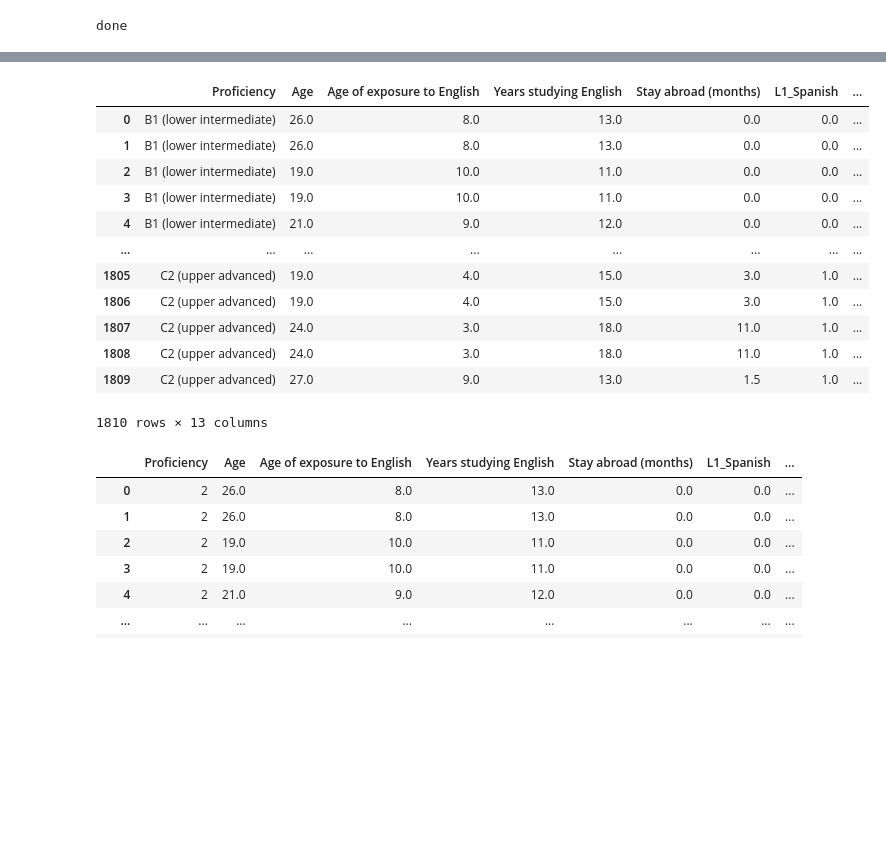
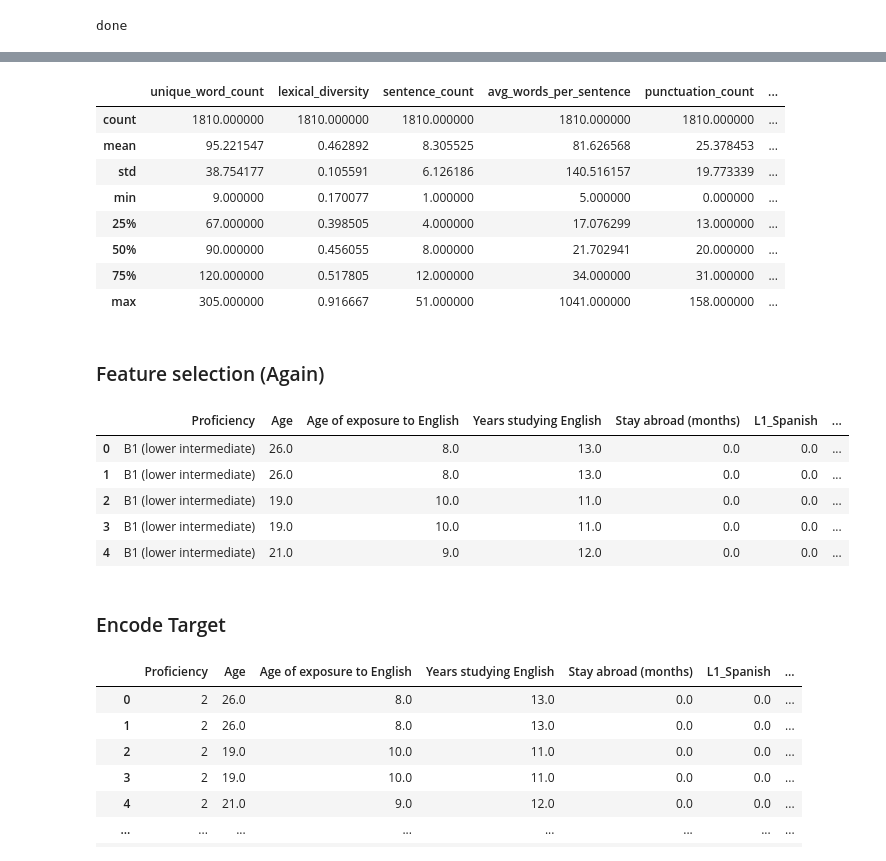
Before and after one commit to inadk/CMLL_Project, a Jupyter notebook: analysis.ipynb, the cells around one changed output, grey strips where cells are left out. Drawn from its saved outputs; the diff is of its cells as text; code cells hidden in the pictures; blank space fills up the shorter version.

```diff
--- a/analysis.ipynb
+++ b/analysis.ipynb
@@ -419,22 +434,31 @@ KeyError: "None of [Index(['unique_word_count', 'lexical_diversity', 'sentence_c
+# %%
+text_features.describe()
+# %% [output]
+|  | unique_word_count | lexical_diversity | sentence_count | avg_words_per_sentence | punctuation_count | ... |
+| count | 1810.000000 | 1810.000000 | 1810.000000 | 1810.000000 | 1810.000000 | ... |
+| mean | 95.221547 | 0.462892 | 8.305525 | 81.626568 | 25.378453 | ... |
+| std | 38.754177 | 0.105591 | 6.126186 | 140.516157 | 19.773339 | ... |
+| min | 9.000000 | 0.170077 | 1.000000 | 5.000000 | 0.000000 | ... |
+| 25% | 67.000000 | 0.398505 | 4.000000 | 17.076299 | 13.000000 | ... |
+| 50% | 90.000000 | 0.456055 | 8.000000 | 21.702941 | 20.000000 | ... |
+| 75% | 120.000000 | 0.517805 | 12.000000 | 34.000000 | 31.000000 | ... |
+| max | 305.000000 | 0.916667 | 51.000000 | 1041.000000 | 158.000000 | ... |
+# %% [markdown]
+### Feature selection (Again)
 # %%
 # Dropping the columns we do not need anymore (including pos tags), so it is usable for the machine learning algorithms
 
 workable_data = lc.drop(columns= ['Subcorpus', 'Languages spoken at home', 'Proficiency (self-assessment) writing', 'Task number', 'Task title', 'Text', 'Tokenized Sentences', 'Lemmatized Words', 'tokenized_text', 'pos_distribution', 'Placement test score (%)'])
-workable_data
+workable_data.head(5)
 # %% [output]
 |  | Proficiency | Age | Age of exposure to English | Years studying English | Stay abroad (months) | L1_Spanish | ... |
 | 0 | B1 (lower intermediate) | 26.0 | 8.0 | 13.0 | 0.0 | 0.0 | ... |
 | 1 | B1 (lower intermediate) | 26.0 | 8.0 | 13.0 | 0.0 | 0.0 | ... |
 | 2 | B1 (lower intermediate) | 19.0 | 10.0 | 11.0 | 0.0 | 0.0 | ... |
 | 3 | B1 (lower intermediate) | 19.0 | 10.0 | 11.0 | 0.0 | 0.0 | ... |
 | 4 | B1 (lower intermediate) | 21.0 | 9.0 | 12.0 | 0.0 | 0.0 | ... |
-| ... | ... | ... | ... | ... | ... | ... | ... |
-| 1805 | C2 (upper advanced) | 19.0 | 4.0 | 15.0 | 3.0 | 1.0 | ... |
-| 1806 | C2 (upper advanced) | 19.0 | 4.0 | 15.0 | 3.0 | 1.0 | ... |
-| 1807 | C2 (upper advanced) | 24.0 | 3.0 | 18.0 | 11.0 | 1.0 | ... |
-| 1808 | C2 (upper advanced) | 24.0 | 3.0 | 18.0 | 11.0 | 1.0 | ... |
-| 1809 | C2 (upper advanced) | 27.0 | 9.0 | 13.0 | 1.5 | 1.0 | ... |
-1810 rows × 13 columns
+# %% [markdown]
+### Encode Target
 # %%
 from sklearn.preprocessing import LabelEncoder
 
```
Also changed, not shown: parts of 42 cells of this notebook.
